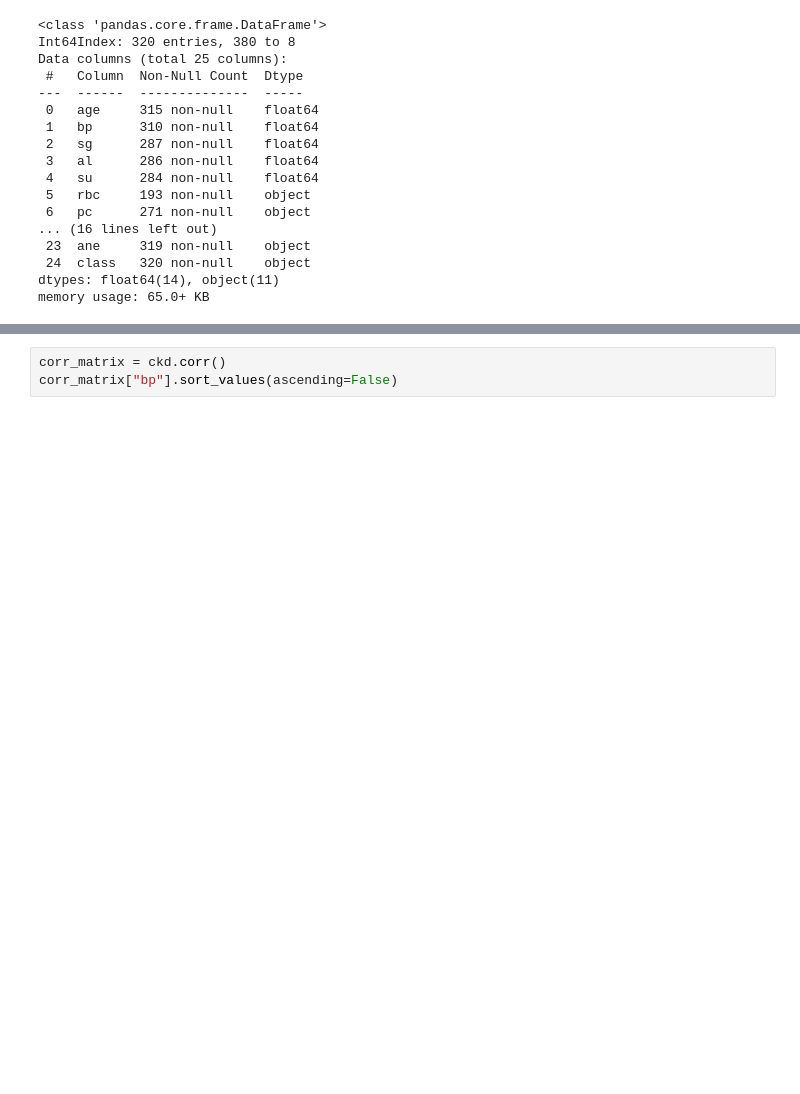
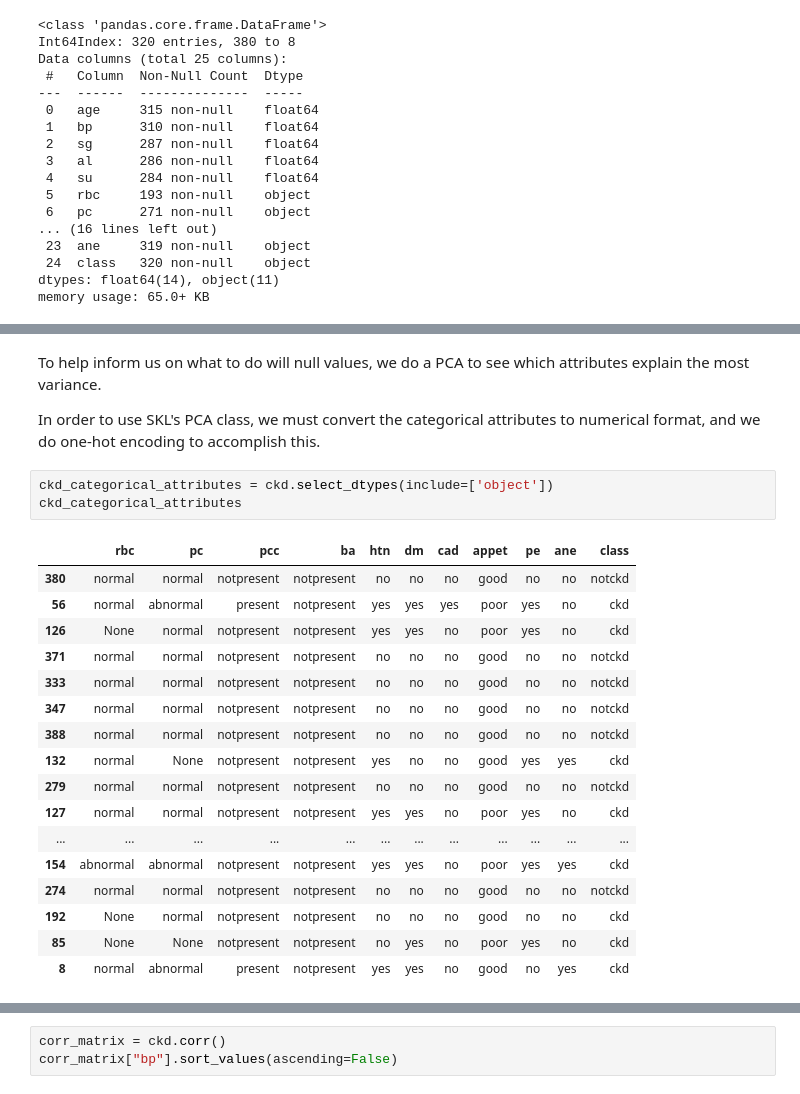
Before and after one commit to aj112358/CKD_ML_Classification, a Jupyter notebook: CKD_Project.ipynb, the cells around one changed output, grey strips where cells are left out. Drawn from its saved outputs; the diff is of its cells as text; blank space fills up the shorter version.

```diff
--- a/CKD_Project.ipynb
+++ b/CKD_Project.ipynb
@@ -372,0 +418,25 @@ dtype: float64
+# %% [markdown]
+To help inform us on what to do will null values, we do a PCA to see which attributes explain the most variance.
+
+In order to use SKL's PCA class, we must convert the categorical attributes to numerical format, and we do one-hot encoding to accomplish this.
+# %%
+ckd_categorical_attributes = ckd.select_dtypes(include=['object'])
+ckd_categorical_attributes
+# %% [output]
+|  | rbc | pc | pcc | ba | htn | dm | cad | appet | pe | ane | class |
+| 380 | normal | normal | notpresent | notpresent | no | no | no | good | no | no | notckd |
+| 56 | normal | abnormal | present | notpresent | yes | yes | yes | poor | yes | no | ckd |
+| 126 | None | normal | notpresent | notpresent | yes | yes | no | poor | yes | no | ckd |
+| 371 | normal | normal | notpresent | notpresent | no | no | no | good | no | no | notckd |
+| 333 | normal | normal | notpresent | notpresent | no | no | no | good | no | no | notckd |
+| 347 | normal | normal | notpresent | notpresent | no | no | no | good | no | no | notckd |
+| 388 | normal | normal | notpresent | notpresent | no | no | no | good | no | no | notckd |
+| 132 | normal | None | notpresent | notpresent | yes | no | no | good | yes | yes | ckd |
+| 279 | normal | normal | notpresent | notpresent | no | no | no | good | no | no | notckd |
+| 127 | normal | normal | notpresent | notpresent | yes | yes | no | poor | yes | no | ckd |
+| ... | ... | ... | ... | ... | ... | ... | ... | ... | ... | ... | ... |
+| 154 | abnormal | abnormal | notpresent | notpresent | yes | yes | no | poor | yes | yes | ckd |
+| 274 | normal | normal | notpresent | notpresent | no | no | no | good | no | no | notckd |
+| 192 | None | normal | notpresent | notpresent | no | no | no | good | no | no | ckd |
+| 85 | None | None | notpresent | notpresent | no | yes | no | poor | yes | no | ckd |
+| 8 | normal | abnormal | present | notpresent | yes | yes | no | good | no | yes | ckd |
```
Also changed, not shown: parts of 11 cells of this notebook.
